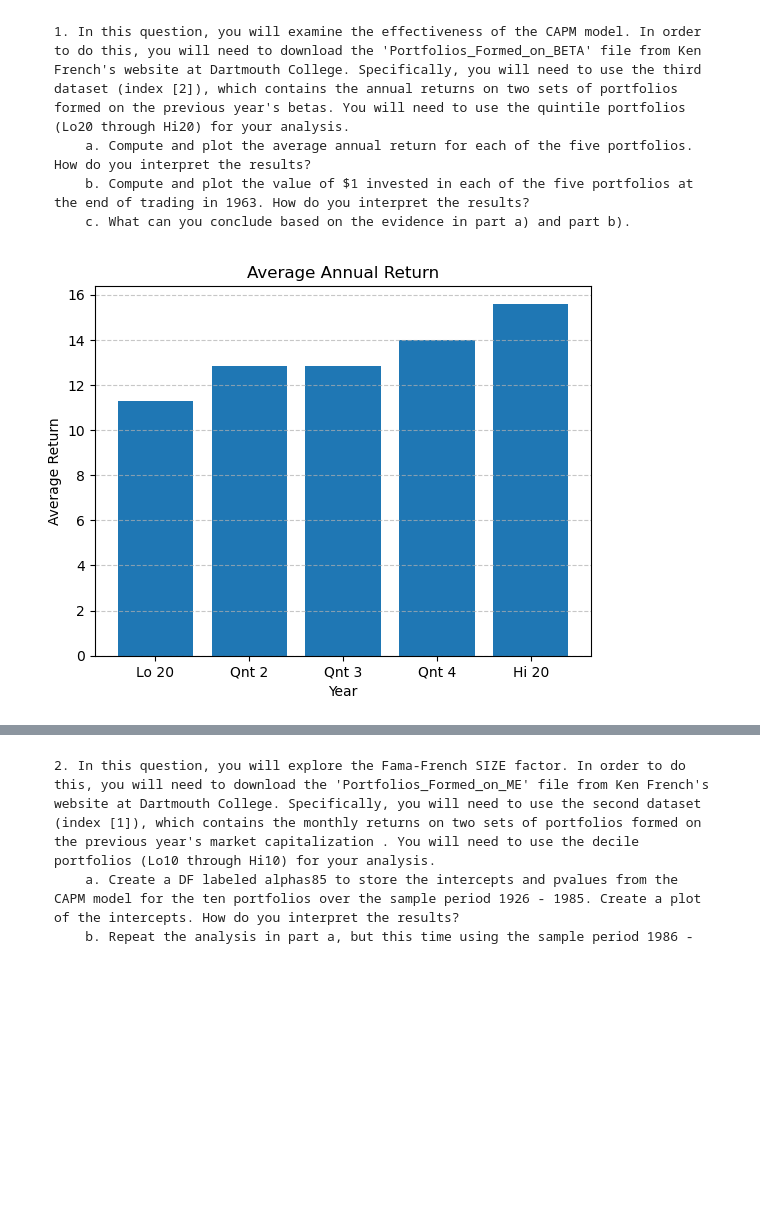
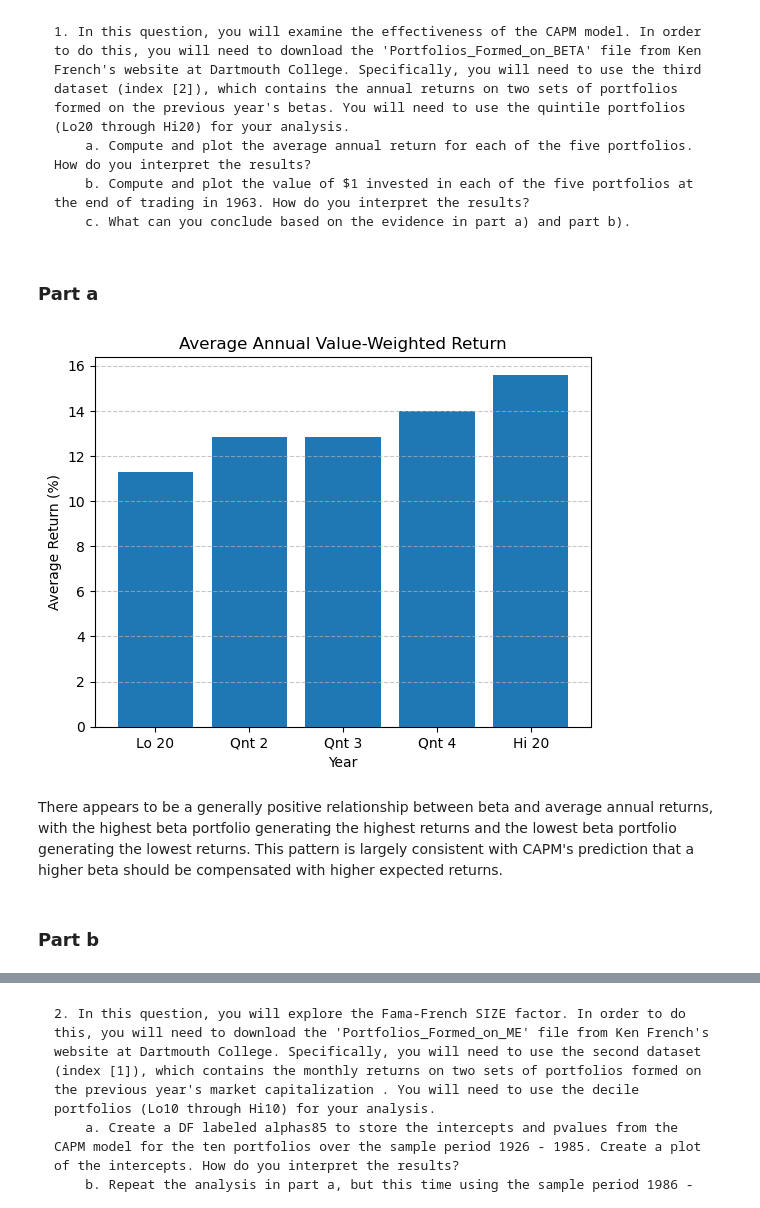
Before and after one commit to mmikanguyen/fina4335project02, a Jupyter notebook: Project2_Template.ipynb, the cells around one changed output, grey strips where cells are left out. Saved outputs shown, nothing was run; the diff lists cells and outputs as text; code cells hidden in the pictures; blank space fills up the shorter version.

```diff
--- a/Project2_Template.ipynb
+++ b/Project2_Template.ipynb
@@ -36,14 +37,20 @@ port_beta = port_beta.iloc[:,:5]
 # %%
 #print(port_beta['DESCR'])
+# %% [markdown]
+### Part a
 # %%
 #average annual return across all 5 portfolios
+#plt.plot(port_beta.columns,port_beta.mean(axis=0))
 plt.bar(port_beta.columns,port_beta.mean(axis=0))
-#port_beta.mean.plot()
-plt.title("Average Annual Return")
-plt.ylabel("Average Return")
+plt.title("Average Annual Value-Weighted Return")
+plt.ylabel("Average Return (%)")
 plt.grid(axis='y', linestyle='--', alpha=0.7)
 plt.xlabel("Year");
 # %% [output]
-[figure, old version]
+[figure, new version]
+# %% [markdown]
+There appears to be a generally positive relationship between beta and average annual returns, with the highest beta portfolio generating the highest returns and the lowest beta portfolio generating the lowest returns. This pattern is largely consistent with CAPM's prediction that a higher beta should be compensated with higher expected returns.
+# %% [markdown]
+### Part b
 # %%
 data1963 = port_beta.fillna(0).loc['1963':]
```
Also changed, not shown: parts of 18 cells of this notebook.
